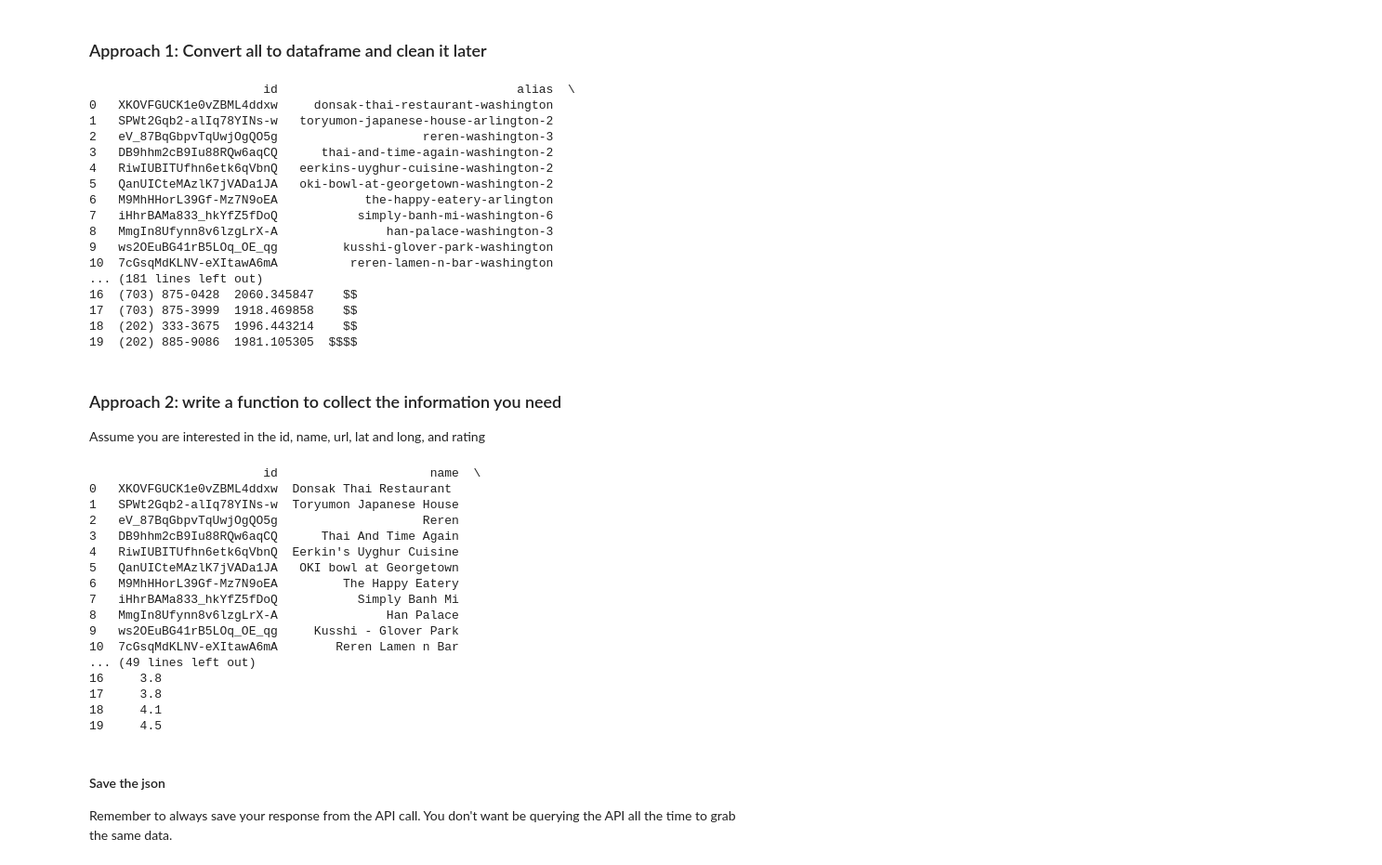
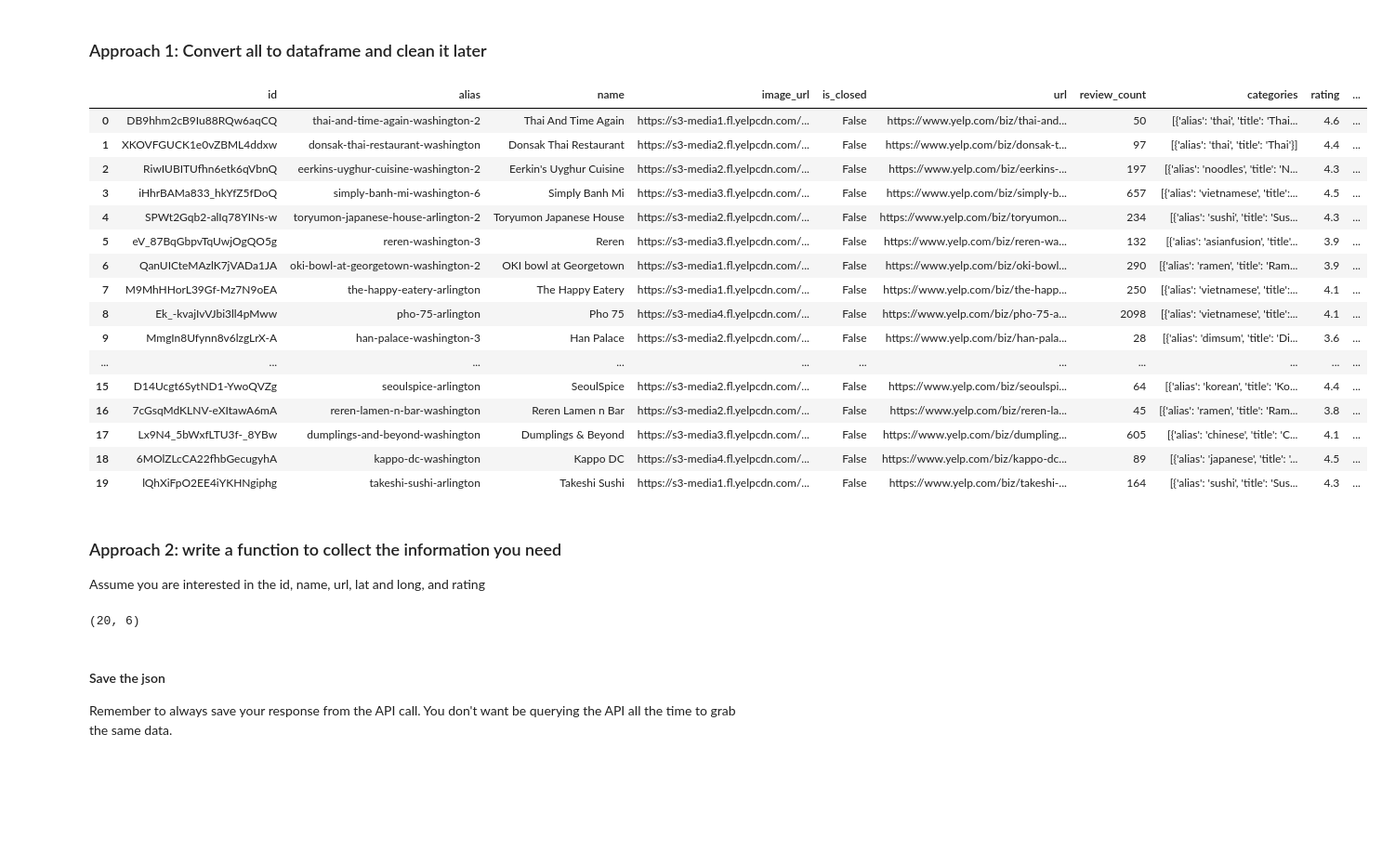
Before and after one commit to MCZ19/ppol5203, a Jupyter notebook: lecture_notes/week-09/_week-08_apis.ipynb, the cells around one changed output. Shown at 93% size. Drawn from its saved outputs; the diff is of its cells as text; code cells hidden in the pictures; blank space fills up the shorter version.

```diff
--- a/lecture_notes/week-09/_week-08_apis.ipynb
+++ b/lecture_notes/week-09/_week-08_apis.ipynb
@@ -480,29 +480,29 @@ It returns a long dictionary with the key "businesses" and a list with multiple
 # %%
 # convert to pd
 df_yelp = pd.DataFrame(yelp_json["businesses"])
 
 # see
-print(df_yelp)
+df_yelp
 
 # not looking realy bad.
 # %% [output]
-                        id                                 alias  \
-0   XKOVFGUCK1e0vZBML4ddxw     donsak-thai-restaurant-washington
-1   SPWt2Gqb2-alIq78YINs-w   toryumon-japanese-house-arlington-2
-2   eV_87BqGbpvTqUwjOgQO5g                    reren-washington-3
-3   DB9hhm2cB9Iu88RQw6aqCQ      thai-and-time-again-washington-2
-4   RiwIUBITUfhn6etk6qVbnQ   eerkins-uyghur-cuisine-washington-2
-5   QanUICteMAzlK7jVADa1JA   oki-bowl-at-georgetown-washington-2
-6   M9MhHHorL39Gf-Mz7N9oEA            the-happy-eatery-arlington
-7   iHhrBAMa833_hkYfZ5fDoQ           simply-banh-mi-washington-6
-8   MmgIn8Ufynn8v6lzgLrX-A               han-palace-washington-3
-9   ws2OEuBG41rB5LOq_OE_qg         kusshi-glover-park-washington
-10  7cGsqMdKLNV-eXItawA6mA          reren-lamen-n-bar-washington
-... (181 lines left out)
-16  (703) 875-0428  2060.345847    $$
-17  (703) 875-3999  1918.469858    $$
-18  (202) 333-3675  1996.443214    $$
-19  (202) 885-9086  1981.105305  $$$$
+|  | id | alias | name | image_url | is_closed | url | review_count | categories | rating | ... |
+| 0 | DB9hhm2cB9Iu88RQw6aqCQ | thai-and-time-again-washington-2 | Thai And Time Again | https://s3-media1.fl.yelpcdn.com/... | False | https://www.yelp.com/biz/thai-and... | 50 | [{'alias': 'thai', 'title': 'Thai... | 4.6 | ... |
+| 1 | XKOVFGUCK1e0vZBML4ddxw | donsak-thai-restaurant-washington | Donsak Thai Restaurant | https://s3-media2.fl.yelpcdn.com/... | False | https://www.yelp.com/biz/donsak-t... | 97 | [{'alias': 'thai', 'title': 'Thai'}] | 4.4 | ... |
+| 2 | RiwIUBITUfhn6etk6qVbnQ | eerkins-uyghur-cuisine-washington-2 | Eerkin's Uyghur Cuisine | https://s3-media2.fl.yelpcdn.com/... | False | https://www.yelp.com/biz/eerkins-... | 197 | [{'alias': 'noodles', 'title': 'N... | 4.3 | ... |
+| 3 | iHhrBAMa833_hkYfZ5fDoQ | simply-banh-mi-washington-6 | Simply Banh Mi | https://s3-media3.fl.yelpcdn.com/... | False | https://www.yelp.com/biz/simply-b... | 657 | [{'alias': 'vietnamese', 'title':... | 4.5 | ... |
+| 4 | SPWt2Gqb2-alIq78YINs-w | toryumon-japanese-house-arlington-2 | Toryumon Japanese House | https://s3-media2.fl.yelpcdn.com/... | False | https://www.yelp.com/biz/toryumon... | 234 | [{'alias': 'sushi', 'title': 'Sus... | 4.3 | ... |
+| 5 | eV_87BqGbpvTqUwjOgQO5g | reren-washington-3 | Reren | https://s3-media3.fl.yelpcdn.com/... | False | https://www.yelp.com/biz/reren-wa... | 132 | [{'alias': 'asianfusion', 'title'... | 3.9 | ... |
+| 6 | QanUICteMAzlK7jVADa1JA | oki-bowl-at-georgetown-washington-2 | OKI bowl at Georgetown | https://s3-media1.fl.yelpcdn.com/... | False | https://www.yelp.com/biz/oki-bowl... | 290 | [{'alias': 'ramen', 'title': 'Ram... | 3.9 | ... |
+| 7 | M9MhHHorL39Gf-Mz7N9oEA | the-happy-eatery-arlington | The Happy Eatery | https://s3-media1.fl.yelpcdn.com/... | False | https://www.yelp.com/biz/the-happ... | 250 | [{'alias': 'vietnamese', 'title':... | 4.1 | ... |
+| 8 | Ek_-kvajIvVJbi3ll4pMww | pho-75-arlington | Pho 75 | https://s3-media4.fl.yelpcdn.com/... | False | https://www.yelp.com/biz/pho-75-a... | 2098 | [{'alias': 'vietnamese', 'title':... | 4.1 | ... |
+| 9 | MmgIn8Ufynn8v6lzgLrX-A | han-palace-washington-3 | Han Palace | https://s3-media2.fl.yelpcdn.com/... | False | https://www.yelp.com/biz/han-pala... | 28 | [{'alias': 'dimsum', 'title': 'Di... | 3.6 | ... |
+| ... | ... | ... | ... | ... | ... | ... | ... | ... | ... | ... |
+| 15 | D14Ucgt6SytND1-YwoQVZg | seoulspice-arlington | SeoulSpice | https://s3-media2.fl.yelpcdn.com/... | False | https://www.yelp.com/biz/seoulspi... | 64 | [{'alias': 'korean', 'title': 'Ko... | 4.4 | ... |
+| 16 | 7cGsqMdKLNV-eXItawA6mA | reren-lamen-n-bar-washington | Reren Lamen n Bar | https://s3-media2.fl.yelpcdn.com/... | False | https://www.yelp.com/biz/reren-la... | 45 | [{'alias': 'ramen', 'title': 'Ram... | 3.8 | ... |
+| 17 | Lx9N4_5bWxfLTU3f-_8YBw | dumplings-and-beyond-washington | Dumplings & Beyond | https://s3-media3.fl.yelpcdn.com/... | False | https://www.yelp.com/biz/dumpling... | 605 | [{'alias': 'chinese', 'title': 'C... | 4.1 | ... |
+| 18 | 6MOlZLcCA22fhbGecugyhA | kappo-dc-washington | Kappo DC | https://s3-media4.fl.yelpcdn.com/... | False | https://www.yelp.com/biz/kappo-dc... | 89 | [{'alias': 'japanese', 'title': '... | 4.5 | ... |
+| 19 | lQhXiFpO2EE4iYKHNgiphg | takeshi-sushi-arlington | Takeshi Sushi | https://s3-media1.fl.yelpcdn.com/... | False | https://www.yelp.com/biz/takeshi-... | 164 | [{'alias': 'sushi', 'title': 'Sus... | 4.3 | ... |
 # %% [markdown]
 ### Approach 2: write a function to collect the information you need
 
@@ -533,25 +533,9 @@ results_yelp = [clean_yelp(entry) for entry in yelp_json["businesses"]]
 
 # Convert results to dataframe
 yelp_df = pd.DataFrame(results_yelp)
-print(yelp_df)
+yelp_df.shape
 # %% [output]
-                        id                     name  \
-0   XKOVFGUCK1e0vZBML4ddxw  Donsak Thai Restaurant
-1   SPWt2Gqb2-alIq78YINs-w  Toryumon Japanese House
-2   eV_87BqGbpvTqUwjOgQO5g                    Reren
-3   DB9hhm2cB9Iu88RQw6aqCQ      Thai And Time Again
-4   RiwIUBITUfhn6etk6qVbnQ  Eerkin's Uyghur Cuisine
-5   QanUICteMAzlK7jVADa1JA   OKI bowl at Georgetown
-6   M9MhHHorL39Gf-Mz7N9oEA         The Happy Eatery
-7   iHhrBAMa833_hkYfZ5fDoQ           Simply Banh Mi
-8   MmgIn8Ufynn8v6lzgLrX-A               Han Palace
-9   ws2OEuBG41rB5LOq_OE_qg     Kusshi - Glover Park
-10  7cGsqMdKLNV-eXItawA6mA        Reren Lamen n Bar
-... (49 lines left out)
-16     3.8
-17     3.8
-18     4.1
-19     4.5
+(20, 6)
 # %% [markdown]
 #### Save the json
 
```
Also changed, not shown: parts of 18 cells of this notebook, 10 other files.
